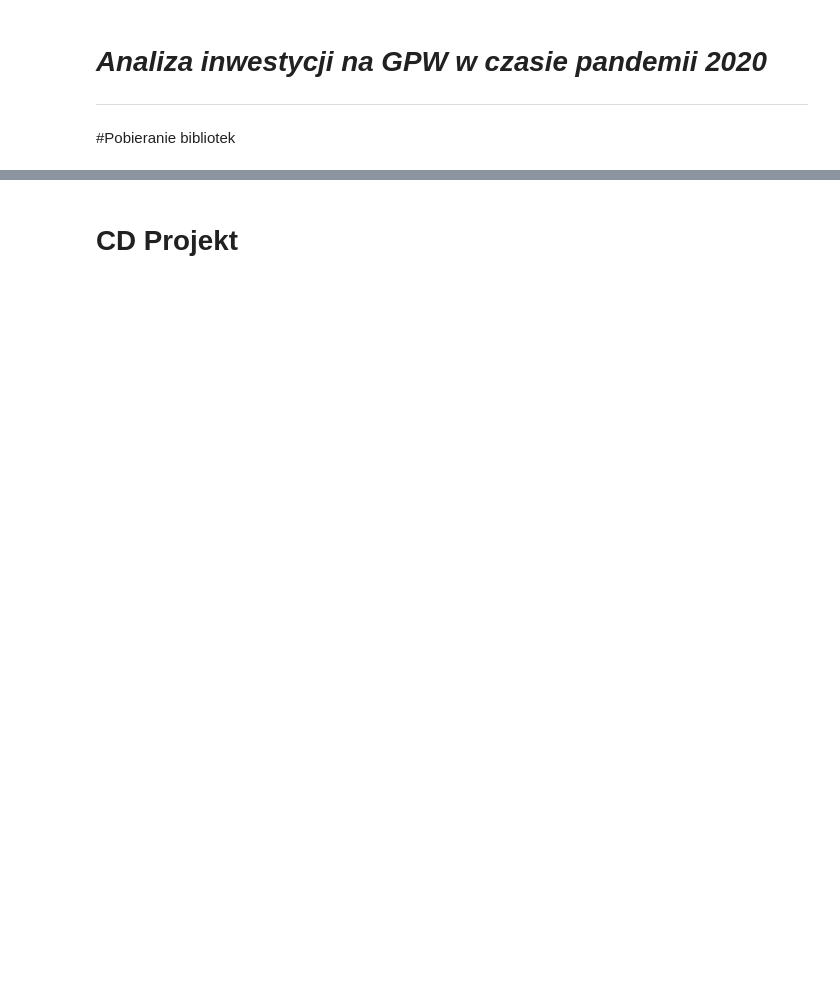
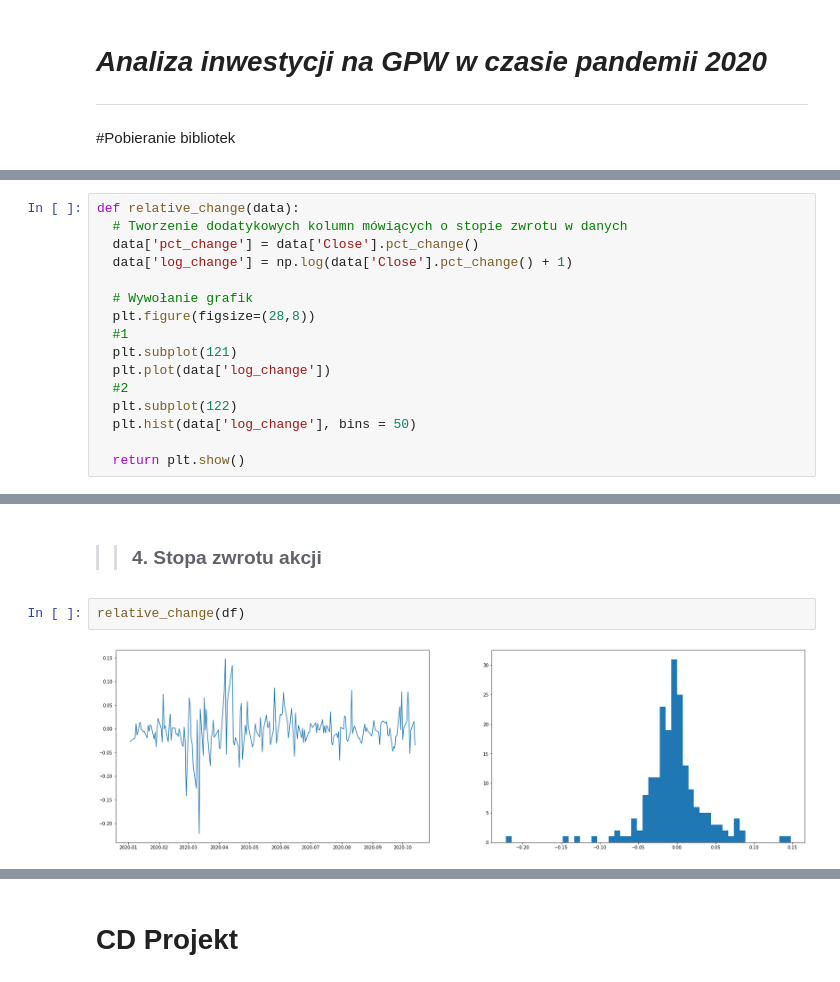
Before and after one commit to MazonSzymon/Project_COVID_portfolio, a Jupyter notebook: project_v1.ipynb, the cells around one changed output, grey strips where cells are left out. Cells and saved outputs as stored; diff of their text form; blank space fills up the shorter version.

```diff
--- a/project_v1.ipynb
+++ b/project_v1.ipynb
@@ -139,0 +143,16 @@ Name: log_change, dtype: float64
+# %%
+def relative_change(data):
+  # Tworzenie dodatykowych kolumn mówiących o stopie zwrotu w danych
+  data['pct_change'] = data['Close'].pct_change()
+  data['log_change'] = np.log(data['Close'].pct_change() + 1)
+
+  # Wywołanie grafik
+  plt.figure(figsize=(28,8))
+  #1
+  plt.subplot(121)
+  plt.plot(data['log_change'])
+  #2
+  plt.subplot(122)
+  plt.hist(data['log_change'], bins = 50)
+
+  return plt.show()
@@ -139,0 +265,6 @@ Name: log_change, dtype: float64
+# %% [markdown]
+>> ### 4. Stopa zwrotu akcji
+# %%
+relative_change(df)
+# %% [output]
+[figure, added]
```
Also changed, not shown: parts of 197 cells of this notebook.
